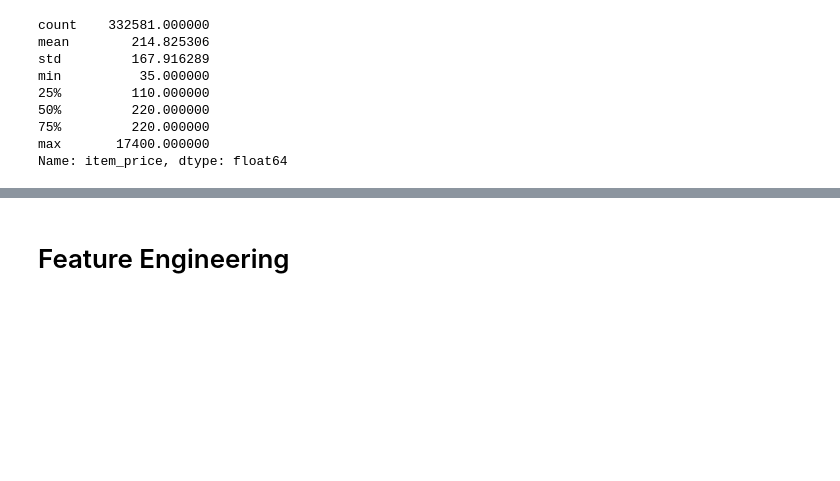
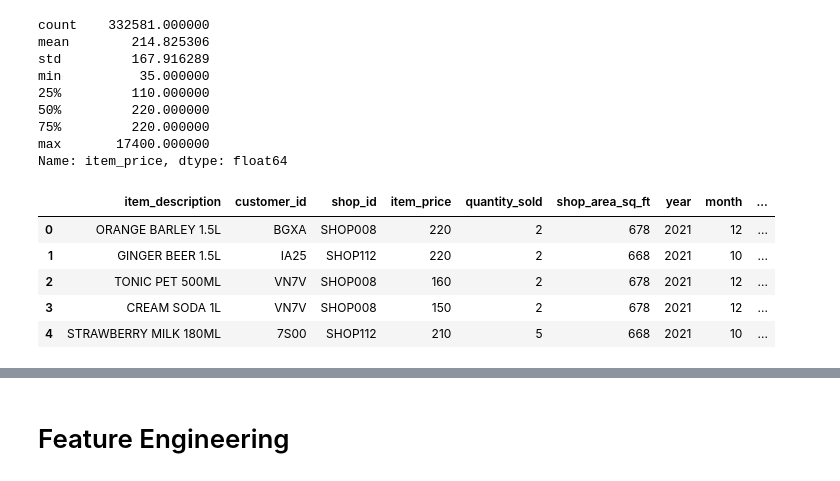
Before and after one commit to AnoshanJ/Datastorm4.0, a Jupyter notebook: Day 1/Solution.ipynb, the cells around one changed output, grey strips where cells are left out. Cells and saved outputs as stored; diff of their text form; code cells hidden in the pictures; blank space fills up the shorter version.

```diff
--- a/Day 1/Solution.ipynb
+++ b/Day 1/Solution.ipynb
@@ -213,3 +210,19 @@ min          35.000000
 75%         220.000000
 max       17400.000000
 Name: item_price, dtype: float64
+# %%
+Train['timestamp_dt'] = pd.to_datetime(Train['transaction_date'], format='%Y-%m-%d')
+Train['year'] = Train['timestamp_dt'].dt.year
+Train['month'] = Train['timestamp_dt'].dt.month
+Train['weekday'] = Train['timestamp_dt'].dt.weekday
+
+Train.drop(['timestamp_dt', 'transaction_date'], axis=1, inplace=True)
+
+Train.head()
+# %% [output]
+|  | item_description | customer_id | shop_id | item_price | quantity_sold | shop_area_sq_ft | year | month | ... |
+| 0 | ORANGE BARLEY 1.5L | BGXA | SHOP008 | 220 | 2 | 678 | 2021 | 12 | ... |
+| 1 | GINGER BEER 1.5L | IA25 | SHOP112 | 220 | 2 | 668 | 2021 | 10 | ... |
+| 2 | TONIC PET 500ML | VN7V | SHOP008 | 160 | 2 | 678 | 2021 | 12 | ... |
+| 3 | CREAM SODA 1L | VN7V | SHOP008 | 150 | 2 | 678 | 2021 | 12 | ... |
+| 4 | STRAWBERRY MILK 180ML | 7S00 | SHOP112 | 210 | 5 | 668 | 2021 | 10 | ... |
```
Also changed, not shown: parts of 21 cells of this notebook.
